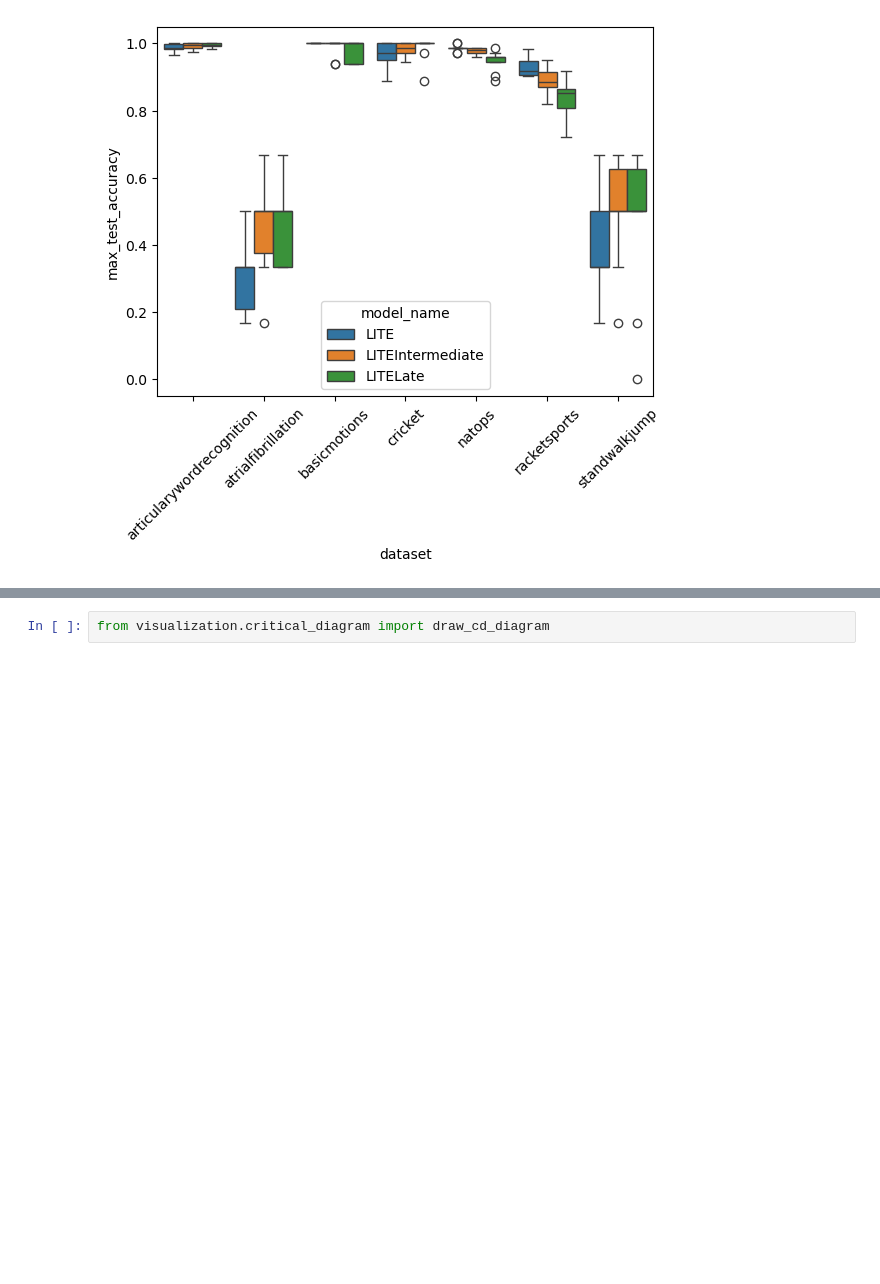
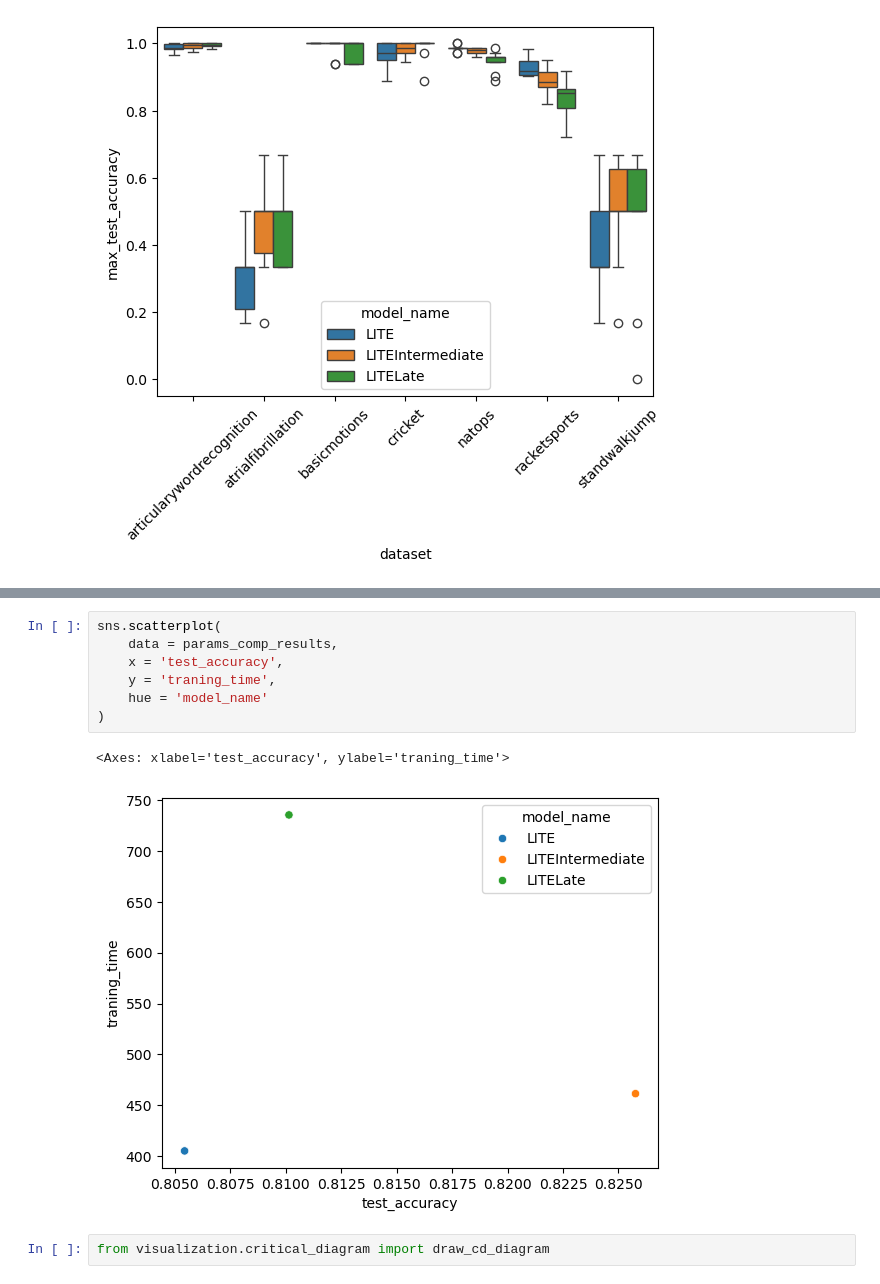
Before and after one commit to samuelthomaz7/multimodal_time_series_classification, a Jupyter notebook: test_notebook.ipynb, the cells around one changed output, grey strips where cells are left out. Cells and saved outputs as stored; diff of their text form; blank space fills up the shorter version.

```diff
--- a/test_notebook.ipynb
+++ b/test_notebook.ipynb
@@ -235,3 +353,13 @@ agg_model_execution_info
+# %%
+sns.scatterplot(
+    data = params_comp_results,
+    x = 'test_accuracy',
+    y = 'traning_time',
+    hue = 'model_name'
+)
+# %% [output]
+<Axes: xlabel='test_accuracy', ylabel='traning_time'>
+[figure, added]
 # %%
 from visualization.critical_diagram import draw_cd_diagram
 # %%
```
Also changed, not shown: parts of 14 cells of this notebook, 3 other files.
